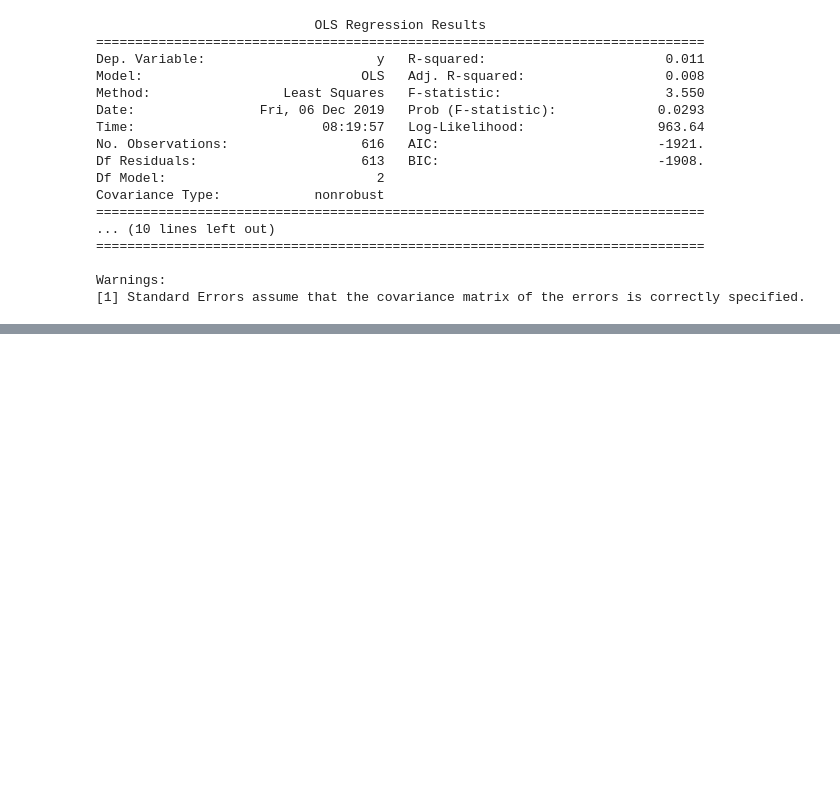
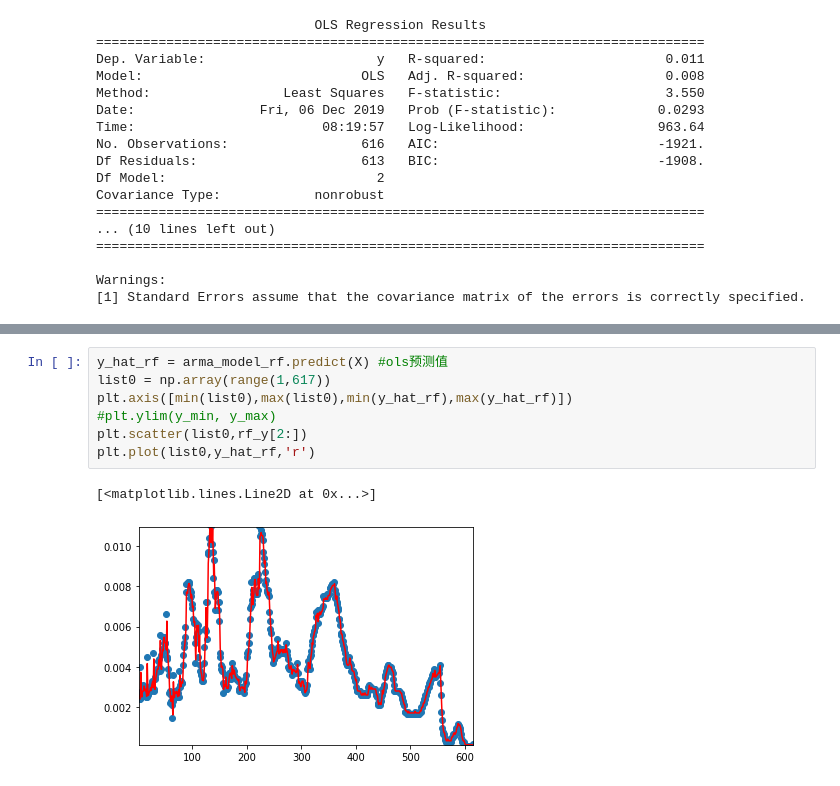
Before and after one commit to oliverwsd/Finance, a Jupyter notebook: set4.ipynb, the cells around one changed output, grey strips where cells are left out. Saved outputs shown, nothing was run; the diff lists cells and outputs as text; blank space fills up the shorter version.

```diff
--- a/set4.ipynb
+++ b/set4.ipynb
@@ -154,0 +167,10 @@ Warnings:
+# %%
+y_hat_rf = arma_model_rf.predict(X) #ols预测值
+list0 = np.array(range(1,617))
+plt.axis([min(list0),max(list0),min(y_hat_rf),max(y_hat_rf)])
+#plt.ylim(y_min, y_max)
+plt.scatter(list0,rf_y[2:])
+plt.plot(list0,y_hat_rf,'r')
+# %% [output]
+[<matplotlib.lines.Line2D at 0x...>]
+[figure, added]
```
Also changed, not shown: parts of 3 cells of this notebook.
